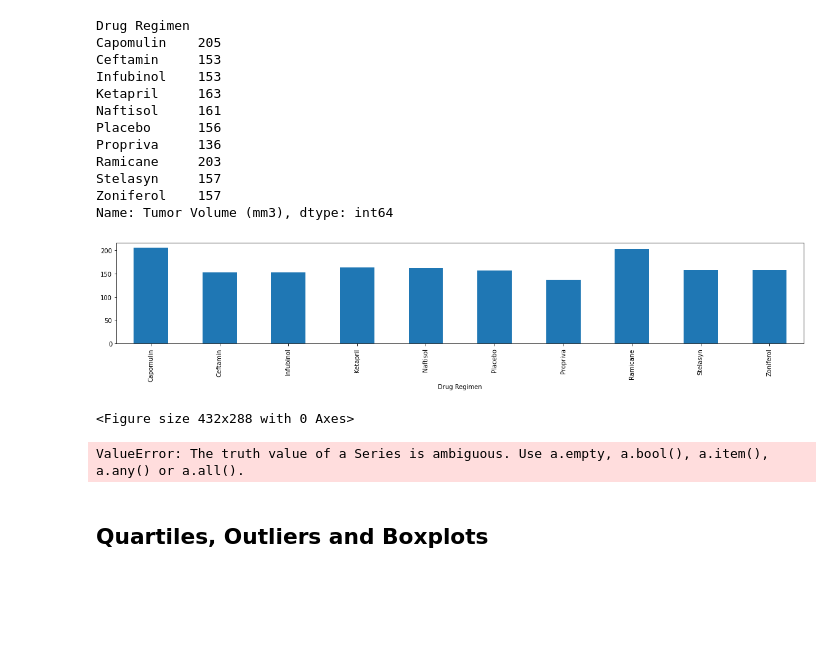
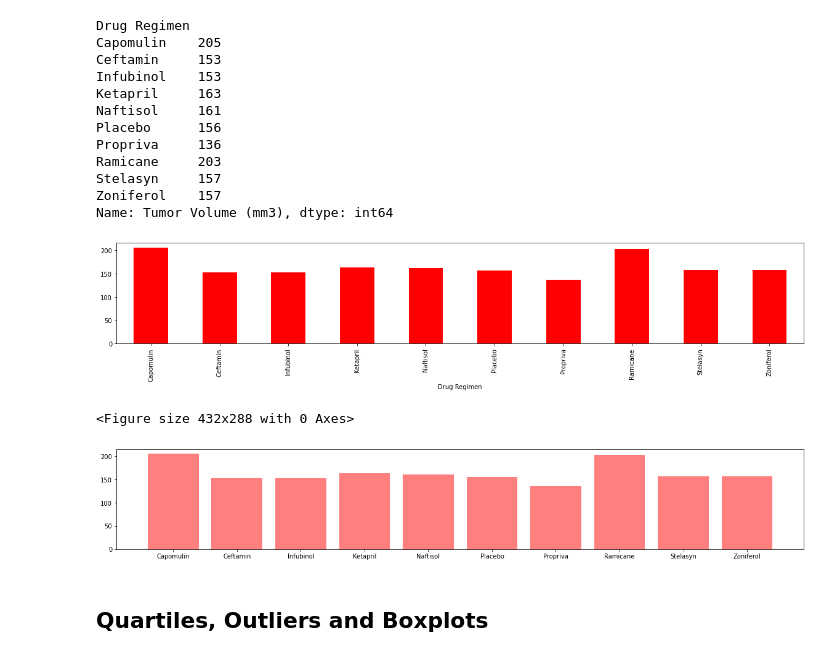
Before and after one commit to aidixon/matplotlib-challenge, a Jupyter notebook: Pymaceuticals/pymaceuticals_starter.ipynb, the cells around one changed output. Drawn from its saved outputs; the diff is of its cells as text; code cells hidden in the pictures; blank space fills up the shorter version.

Commit message:
Bar chart plotted with matplotlib

```diff
--- a/Pymaceuticals/pymaceuticals_starter.ipynb
+++ b/Pymaceuticals/pymaceuticals_starter.ipynb
@@ -212,20 +212,22 @@ Zoniferol    157
 Name: Tumor Volume (mm3), dtype: int64
 # %%
 # Generate a bar plot showing the total number of unique mice tested on each drug regimen using pandas
-mice_and_drug.plot(kind="bar", figsize=(20,3))
+mice_and_drug.plot(kind="bar", figsize=(20,3), color="r")
 plt.show()
 plt.tight_layout()
 # %% [output]
-[figure, old version]
+[figure, new version]
 <Figure size 432x288 with 0 Axes>
 # %%
 # Generate a bar plot showing the total number of unique mice tested on each drug regimen using pyplot.
-# drug_list = ["Capomulin", "Ceftamin", "Infubinol", "Ketapril", "Naftisol", "Placebo", "Propriva", "Ramicane", "Stelasyn", "Zoniferol"]
-y_axis = np.arange(0,300,50)
-x_axis = np.arange(mice_and_drug)
-plt.bar("Drug Regimen", x_axis, color="b", alpha=0.5)
+drug_list = ["Capomulin", "Ceftamin", "Infubinol", "Ketapril", "Naftisol", "Placebo", "Propriva", "Ramicane", "Stelasyn", "Zoniferol"]
+x_axis = np.arange(len(mice_and_drug))
+tick_locations = [value for value in x_axis]
+plt.figure(figsize=(20,3))
+plt.bar(drug_list, mice_and_drug, color="r", alpha=0.5)
+plt.show()
 # %% [output]
-ValueError: The truth value of a Series is ambiguous. Use a.empty, a.bool(), a.item(), a.any() or a.all().
+[figure, added]
 # %%
 # Generate a pie plot showing the distribution of female versus male mice using pandas
 mice_and_drug.plot(kind="pie", figsize=(20,3))
```
